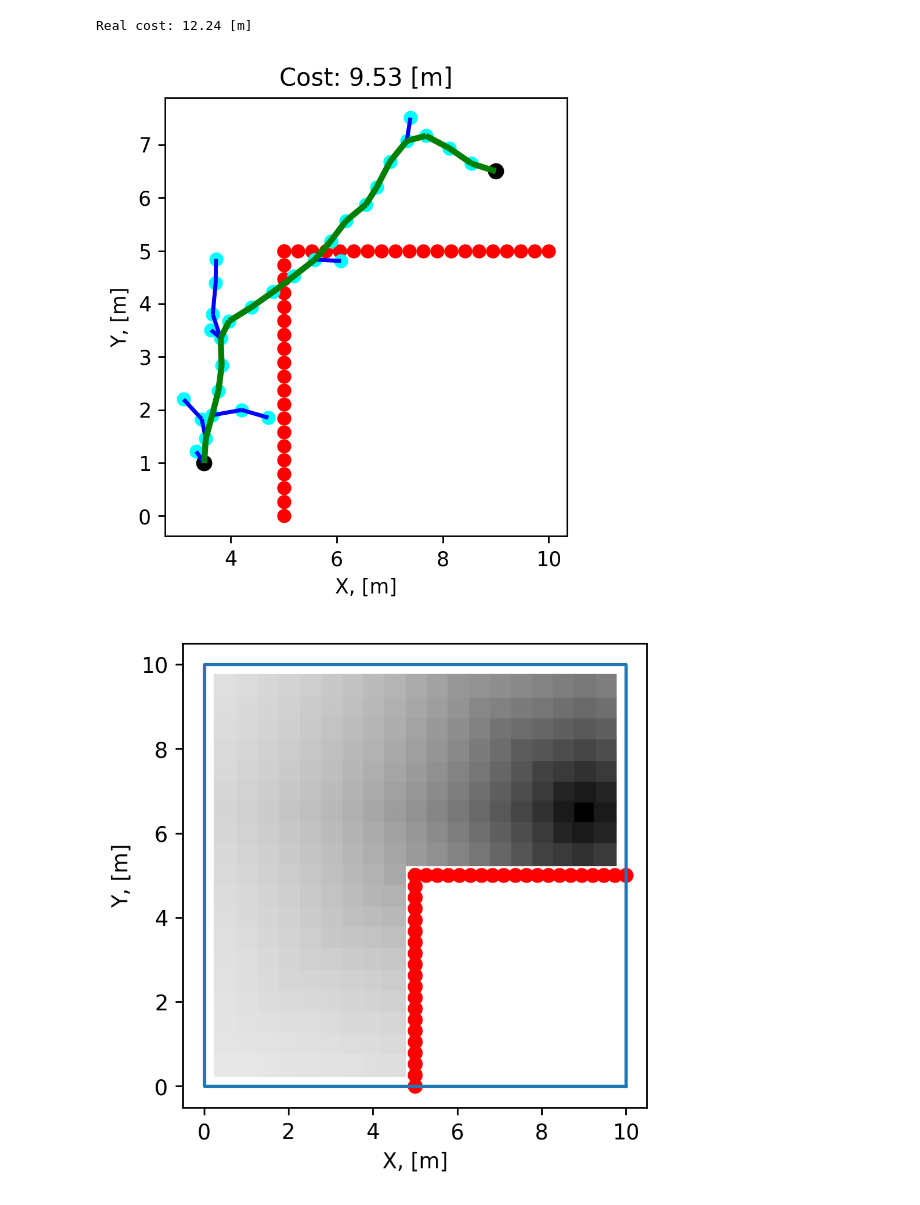
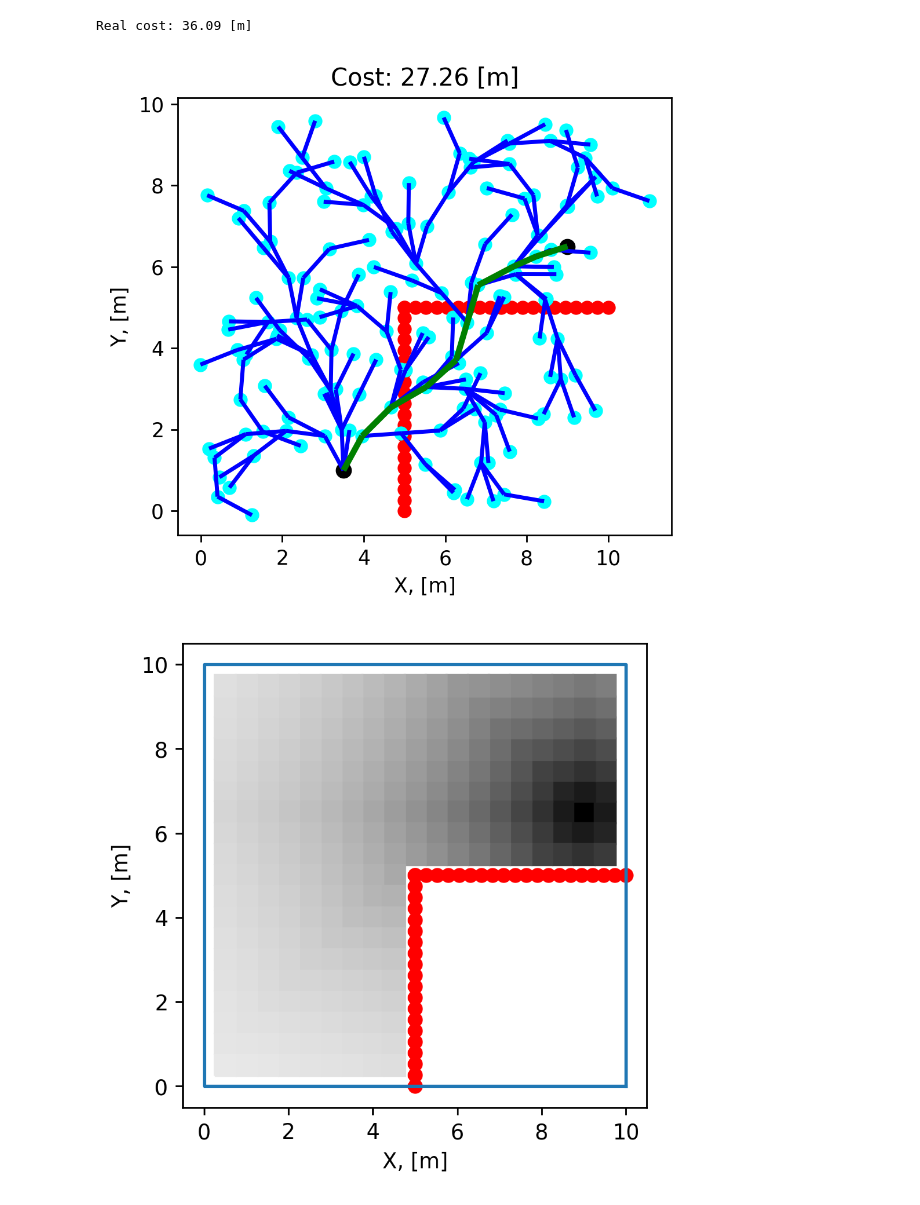
Before and after one commit to Steplerchik/motion-planner, a Jupyter notebook: notebooks/colab_problem_definition.ipynb, the cells around one changed output. Drawn from its saved outputs; the diff is of its cells as text; code cells hidden in the pictures.

```diff
--- a/notebooks/colab_problem_definition.ipynb
+++ b/notebooks/colab_problem_definition.ipynb
@@ -22,20 +46,22 @@ Real cost: 13.33 [m]
 [figure]
 # %%
-planner_factory = PlannerFactory(state_space=Bezier,
-                                 state_space_parameter=3.0,
-                                 end_position_probability_sampling=0.3)
+planner_factory = PlannerFactory(state_space=Dubins,
+                                 state_space_parameter=1.0,
+                                 step_size=1.0,
+                                 iteration_count=400)
 planner = planner_factory.get_planner(RRTWithoutCollisionCheck)
 start = planner_factory.start_position
 finish = planner_factory.end_position
 navigation_function = NavigationFunctionNF1(finish, resolution=0.5)
-problem = ProblemDefinition(start, finish, planner, navigation_function, OptimizationObjective)
+optimization_objective = CostPenaltyObjective(planner_factory.space_info, navigation_function)
+problem = ProblemDefinition(start, finish, planner, optimization_objective)
 
-problem.get_trajectory()
+problem.solve()
 cost = problem.cost
 print("Real cost: %.2f [m]" %cost)
 plot_rrt(problem.planner, start, finish, planner_factory.obstacle_points)
 plot_cost_map(navigation_function)
 # %% [output]
-Real cost: 12.24 [m]
+Real cost: 36.09 [m]
-[figure, old version]
+[figure, new version]
 [figure]
```
Also changed, not shown: parts of 3 cells of this notebook, 6 other files.
